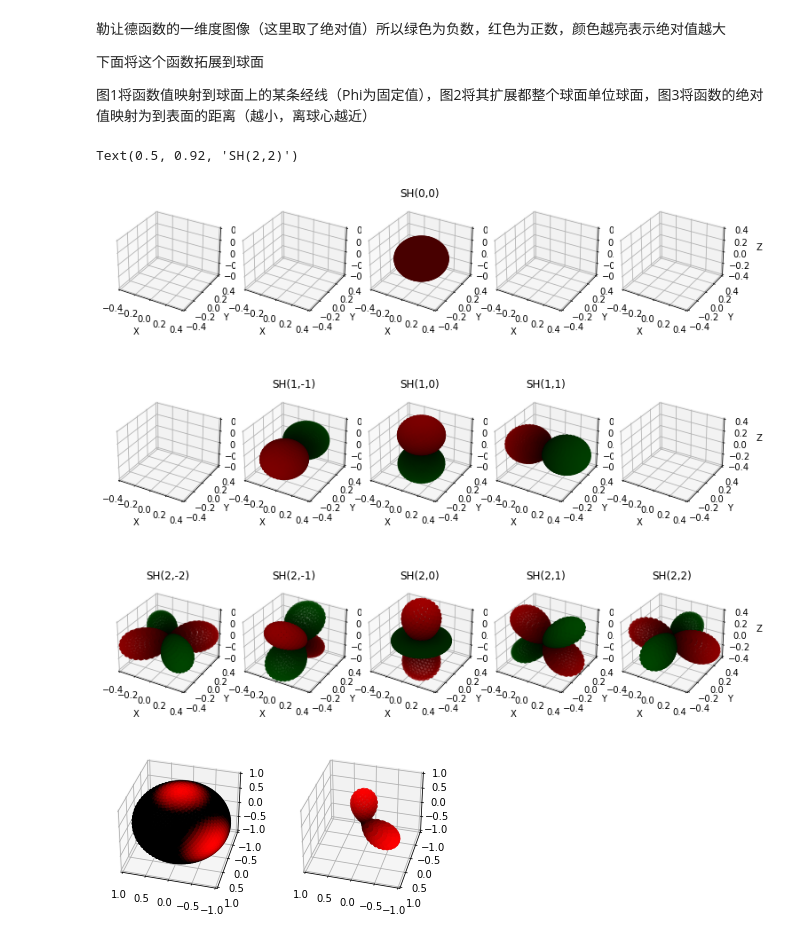
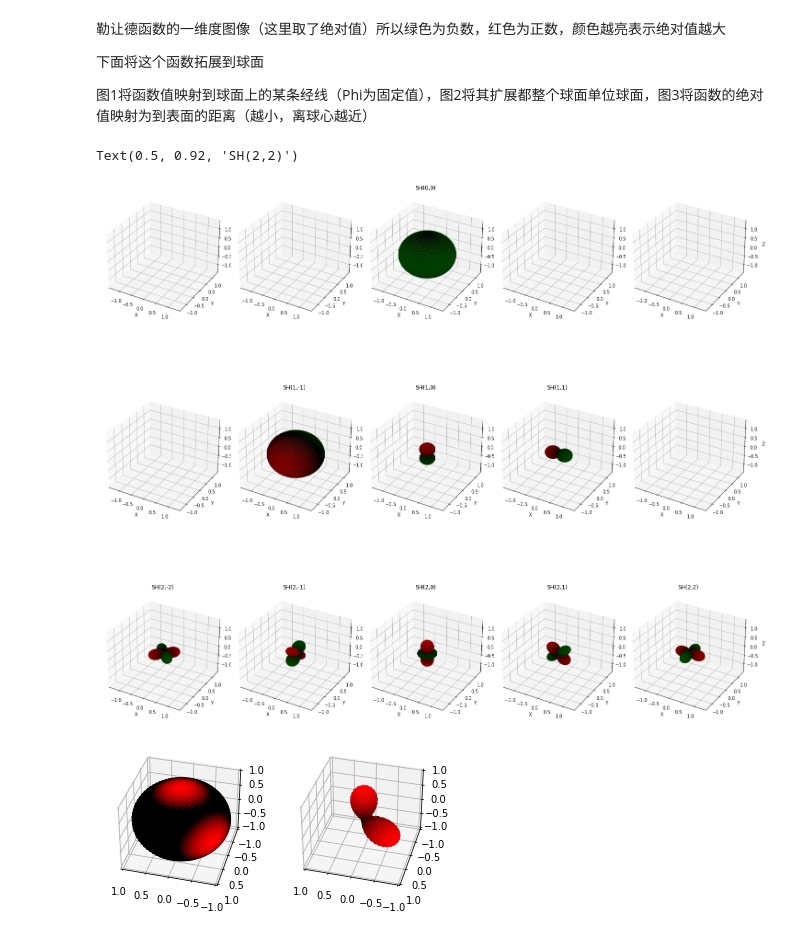
Before and after one commit to fancyzero/SphericalHarmonicNotebook, a Jupyter notebook: MyPrt.ipynb, the cells around one changed output. Saved outputs shown, nothing was run; the diff lists cells and outputs as text; code cells hidden in the pictures.

Commit message:
laplace of sh

```diff
--- a/MyPrt.ipynb
+++ b/MyPrt.ipynb
@@ -210,6 +210,8 @@ def SH(l, m, theta, phi):
 
 
 # generate uniform samples
+
+
 
 def getSphericalSampleCoords(numSamples):
     goldenRatio = (1 + 5**0.5)/2
@@ -242,9 +244,9 @@ def plotSphericalSamples(func, sphericalSampleCoords, ax=None, showSphere = Fals
         if showSphere:
             vv = math.copysign(1,v)
 
-        x.append(xx*abs(vv))
-        y.append(yy*abs(vv))
-        z.append(zz*abs(vv))
+        x.append(theta)
+        y.append(phi)
+        z.append(0)
         if v > 1 :
             v = 1
         if v < -1:
@@ -276,45 +278,63 @@ Text(0.5, 1.0, '1D Image of P(x) [-1,1]')
 # %%
 
 fig,axes = plt.subplots(   nrows = 3, ncols=5, subplot_kw=dict(projection='3d'))
-fig.set_size_inches((10,10))
+fig.set_size_inches((20,20))
 fig.tight_layout()
 for row in axes:
     for ax in row:
         ax.grid(True)
         ax.axis(True)
 
-        ax.set_xlim3d(-0.4,0.4)
-        ax.set_ylim3d(-0.4,0.4)
-        ax.set_zlim3d(-0.4,0.4)
+        ax.set_ylim3d(-1.4,1.4)
+        ax.set_zlim3d(-1.4,1.4)
+        ax.set_xlim3d(-1.4,1.4)
         ax.set_xlabel('X')
         ax.set_ylabel('Y')
         ax.set_zlabel('Z')
         pass
 
+def divergance( func, theta, phi):
+    delta = 0.0001
+    a = (func(theta+delta, phi)[0]-func(theta, phi)[0])/delta
+    b = (func(theta, phi+delta)[1]-func(theta, phi)[1])/delta
+    return a+b
+
+def grad( func, theta ,phi):
+    delta = 0.0001
+    a = func(theta+delta, phi)
+    b = func(theta, phi+delta)
+    c = func(theta, phi)
+
+
+    return ((a-c)/delta, (b-c)/delta)[1]
+
+laplaceOfSH = partial(divergance,partial(grad, partial(SH,1,0)))
+
+
 #可视化前三阶的球谐函数图像
 
 coords = getSphericalSampleCoords(2000)
-plotSphericalSamples(partial(SH,0,0),  coords,  ax=axes[0,2] )
+plotSphericalSamples(partial(grad,partial(SH,1,0)),  coords,  ax=axes[0,2] , showSphere=True)
 axes[0,2].set_title("SH(0,0)")
-plotSphericalSamples(partial(SH, 1, -1),   coords,axes[1,1]  )
+plotSphericalSamples(partial(SH, 1, -1),   coords,axes[1,1] , showSphere=True )
 axes[1,1].set_title("SH(1,-1)")
 plotSphericalSamples(partial(SH, 1, 0),  coords, axes[1,2] )
 axes[1,2].set_title("SH(1,0)")
 plotSphericalSamples(partial(SH, 1, 1),   coords,axes[1,3] )
 axes[1,3].set_title("SH(1,1)")
 plotSphericalSamples(partial(SH, 2, -2),  coords, axes[2,0] )
 axes[2,0].set_title("SH(2,-2)")
 plotSphericalSamples(partial(SH, 2, -1),   coords,axes[2,1] )
 axes[2,1].set_title("SH(2,-1)")
 plotSphericalSamples(partial(SH, 2, 0),  coords, axes[2,2] )
 axes[2,2].set_title("SH(2,0)")
 plotSphericalSamples(partial(SH, 2, 1),  coords, axes[2,3] )
 axes[2,3].set_title("SH(2,1)")
 plotSphericalSamples(partial(SH, 2, 2),  coords, axes[2,4] )
 axes[2,4].set_title("SH(2,2)")
 # %% [output]
 Text(0.5, 0.92, 'SH(2,2)')
-[figure, old version]
+[figure, new version]
 # %%
 def myFunc(theta, phi):
     return max(0, 5*math.cos(phi)-4) + max(0, -4*math.sin(phi-math.pi)*math.cos(theta-2.5)-3)
```
Also changed, not shown: 2 other files.
